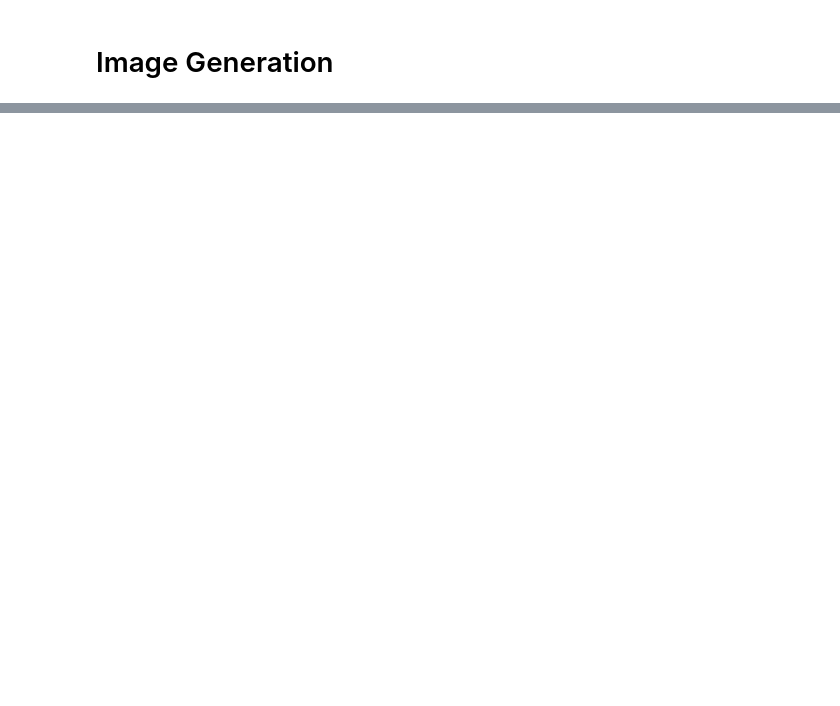
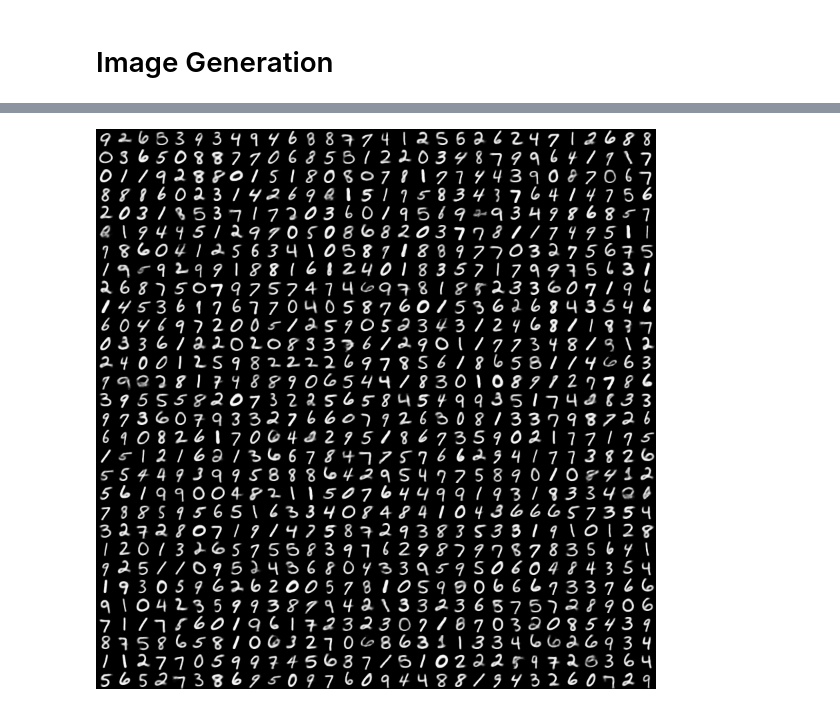
Before and after one commit to RuiShu/variational-autoencoder, a Jupyter notebook: visualization/mnist_gmm_vae.ipynb, the cells around one changed output, grey strips where cells are left out. Cells and saved outputs as stored; diff of their text form; code cells hidden in the pictures; blank space fills up the shorter version.

```diff
--- a/visualization/mnist_gmm_vae.ipynb
+++ b/visualization/mnist_gmm_vae.ipynb
@@ -68,0 +87,8 @@ itorch.image(recon:reshape(N, 1, 28, 28))
+# %%
+code = gmmSampler.mu
+recon = vae.decoder:forward(code)
+recon = recon:reshape(N, 28, 28)
+images = grid.stack(recon, 30, 30)
+itorch.image(images)
+# %% [output]
+[figure, added]
```
Also changed, not shown: parts of 13 cells of this notebook, 3 other files.
